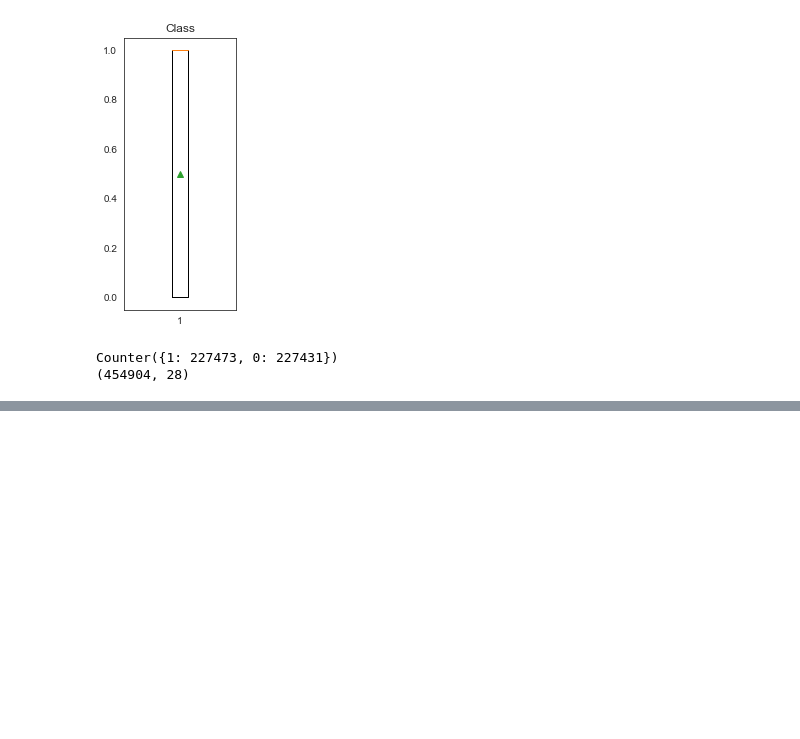
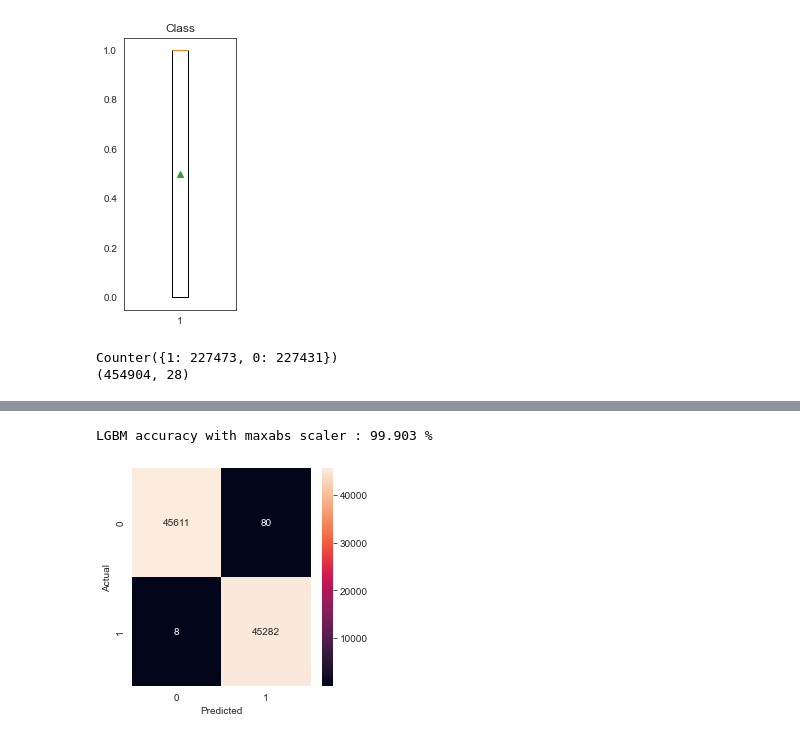
Before and after one commit to Preranapagar/ML_Projects, a Jupyter notebook: Project/Credit Card Fraud Detection/fraud_detection_2023.ipynb, the cells around one changed output, grey strips where cells are left out. Saved outputs shown, nothing was run; the diff lists cells and outputs as text; code cells hidden in the pictures; blank space fills up the shorter version.

```diff
--- a/Project/Credit Card Fraud Detection/fraud_detection_2023.ipynb
+++ b/Project/Credit Card Fraud Detection/fraud_detection_2023.ipynb
@@ -210,0 +279,22 @@ x_train_fun = pd.DataFrame(x_train_fun)
+# %%
+#with maxabs scaler
+x_train_maxabs_scaler, x_val_maxabs_scaler, y_train_maxabs_scaler, y_val_maxabs_scaler = train_test_split(x_train_maxabs,
+                                                                                                         y_train, test_size=0.2,
+                                                                                                         random_state=2020)
+
+LGBM = LGBMClassifier()
+LGBM.fit(x_train_maxabs_scaler, y_train_maxabs_scaler)
+y_pred_LGBM_maxabs = LGBM.predict(x_val_maxabs_scaler)
+LGBM_accuracy_maxabs = accuracy_score(y_val_maxabs_scaler, y_pred_LGBM_maxabs)
+print("LGBM accuracy with maxabs scaler :", round(LGBM_accuracy_maxabs*100,3),'%')
+
+cm =confusion_matrix(y_val_maxabs_scaler, y_pred_LGBM_maxabs)
+
+plt.figure(figsize=(4,4))
+sns.heatmap(cm, annot=True, fmt='.0f')
+plt.xlabel('Predicted')
+plt.ylabel('Actual')
+plt.show()
+# %% [output]
+LGBM accuracy with maxabs scaler : 99.903 %
+[figure, added]
```
Also changed, not shown: parts of 10 cells of this notebook.
